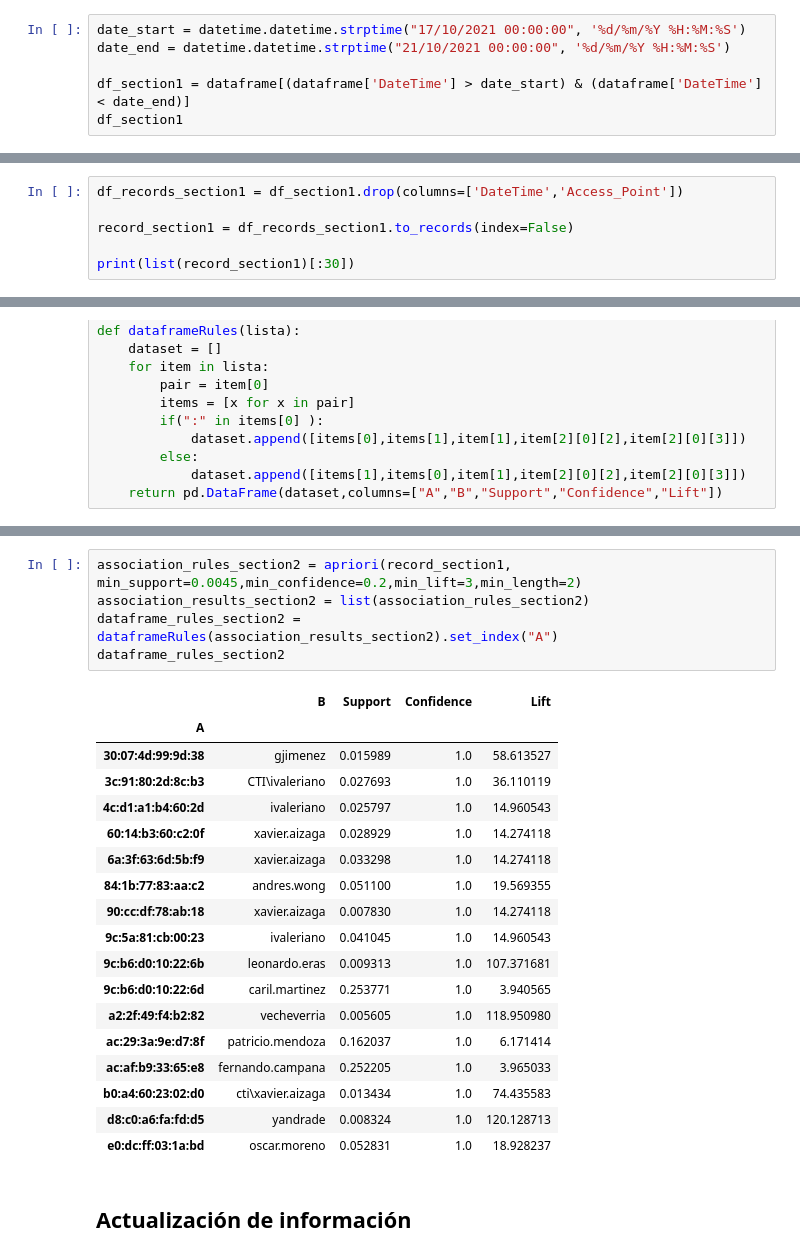
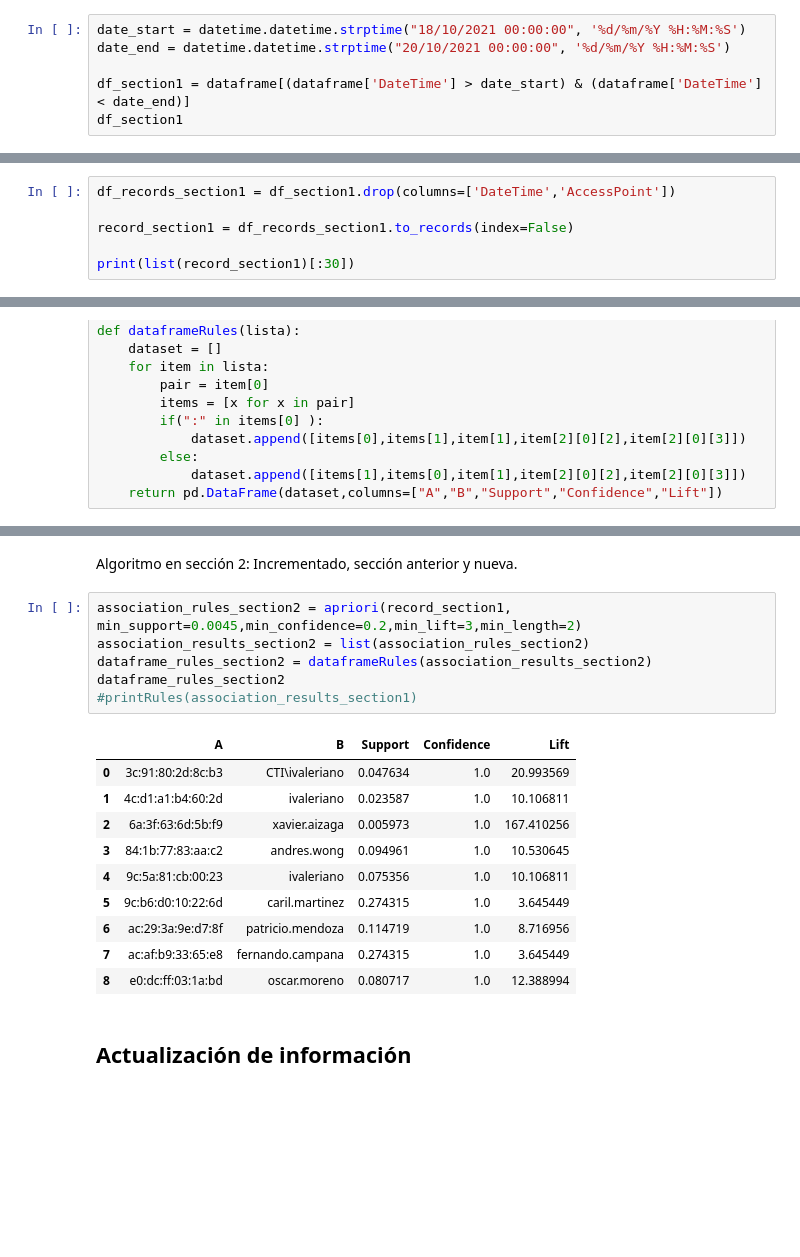
Before and after one commit to aforocti/Aplicacion_deep_learning, a Jupyter notebook: ml_analysis.ipynb, the cells around one changed output, grey strips where cells are left out. Saved outputs shown, nothing was run; the diff lists cells and outputs as text; blank space fills up the shorter version.

```diff
--- a/ml_analysis.ipynb
+++ b/ml_analysis.ipynb
@@ -103,7 +108,7 @@ DateTime
 Name: DateTime, dtype: datetime64[ns]
 # %%
-date_start = datetime.datetime.strptime("17/10/2021 00:00:00", '%d/%m/%Y %H:%M:%S')
-date_end = datetime.datetime.strptime("21/10/2021 00:00:00", '%d/%m/%Y %H:%M:%S')
+date_start = datetime.datetime.strptime("18/10/2021 00:00:00", '%d/%m/%Y %H:%M:%S')
+date_end = datetime.datetime.strptime("20/10/2021 00:00:00", '%d/%m/%Y %H:%M:%S')
 
 df_section1 = dataframe[(dataframe['DateTime'] > date_start) & (dataframe['DateTime'] < date_end)]
 df_section1
@@ -154,7 +159,7 @@ print(list(records_total)[:30])
 # %% [markdown]
 Section Records
 # %%
-df_records_section1 = df_section1.drop(columns=['DateTime','Access_Point'])
+df_records_section1 = df_section1.drop(columns=['DateTime','AccessPoint'])
 
 record_section1 = df_records_section1.to_records(index=False)
 
@@ -259,26 +266,22 @@ Observaciones:
+# %% [markdown]
+Algoritmo en sección 2:
+Incrementado, sección anterior y nueva.
 # %%
 association_rules_section2 = apriori(record_section1, min_support=0.0045,min_confidence=0.2,min_lift=3,min_length=2)
 association_results_section2 = list(association_rules_section2)
-dataframe_rules_section2 = dataframeRules(association_results_section2).set_index("A")
+dataframe_rules_section2 = dataframeRules(association_results_section2)
 dataframe_rules_section2
+#printRules(association_results_section1)
 # %% [output]
-|  | B | Support | Confidence | Lift |
-| A |  |  |  |  |
-| 30:07:4d:99:9d:38 | gjimenez | 0.015989 | 1.0 | 58.613527 |
-| 3c:91:80:2d:8c:b3 | CTI\ivaleriano | 0.027693 | 1.0 | 36.110119 |
-| 4c:d1:a1:b4:60:2d | ivaleriano | 0.025797 | 1.0 | 14.960543 |
-| 60:14:b3:60:c2:0f | xavier.aizaga | 0.028929 | 1.0 | 14.274118 |
-| 6a:3f:63:6d:5b:f9 | xavier.aizaga | 0.033298 | 1.0 | 14.274118 |
-| 84:1b:77:83:aa:c2 | andres.wong | 0.051100 | 1.0 | 19.569355 |
-| 90:cc:df:78:ab:18 | xavier.aizaga | 0.007830 | 1.0 | 14.274118 |
-| 9c:5a:81:cb:00:23 | ivaleriano | 0.041045 | 1.0 | 14.960543 |
-| 9c:b6:d0:10:22:6b | leonardo.eras | 0.009313 | 1.0 | 107.371681 |
-| 9c:b6:d0:10:22:6d | caril.martinez | 0.253771 | 1.0 | 3.940565 |
-| a2:2f:49:f4:b2:82 | vecheverria | 0.005605 | 1.0 | 118.950980 |
-| ac:29:3a:9e:d7:8f | patricio.mendoza | 0.162037 | 1.0 | 6.171414 |
-| ac:af:b9:33:65:e8 | fernando.campana | 0.252205 | 1.0 | 3.965033 |
-| b0:a4:60:23:02:d0 | cti\xavier.aizaga | 0.013434 | 1.0 | 74.435583 |
-| d8:c0:a6:fa:fd:d5 | yandrade | 0.008324 | 1.0 | 120.128713 |
-| e0:dc:ff:03:1a:bd | oscar.moreno | 0.052831 | 1.0 | 18.928237 |
+|  | A | B | Support | Confidence | Lift |
+| 0 | 3c:91:80:2d:8c:b3 | CTI\ivaleriano | 0.047634 | 1.0 | 20.993569 |
+| 1 | 4c:d1:a1:b4:60:2d | ivaleriano | 0.023587 | 1.0 | 10.106811 |
+| 2 | 6a:3f:63:6d:5b:f9 | xavier.aizaga | 0.005973 | 1.0 | 167.410256 |
+| 3 | 84:1b:77:83:aa:c2 | andres.wong | 0.094961 | 1.0 | 10.530645 |
+| 4 | 9c:5a:81:cb:00:23 | ivaleriano | 0.075356 | 1.0 | 10.106811 |
+| 5 | 9c:b6:d0:10:22:6d | caril.martinez | 0.274315 | 1.0 | 3.645449 |
+| 6 | ac:29:3a:9e:d7:8f | patricio.mendoza | 0.114719 | 1.0 | 8.716956 |
+| 7 | ac:af:b9:33:65:e8 | fernando.campana | 0.274315 | 1.0 | 3.645449 |
+| 8 | e0:dc:ff:03:1a:bd | oscar.moreno | 0.080717 | 1.0 | 12.388994 |
 # %% [markdown]
 ## Actualización de información
```
Also changed, not shown: parts of 48 cells of this notebook, 8 other files.
